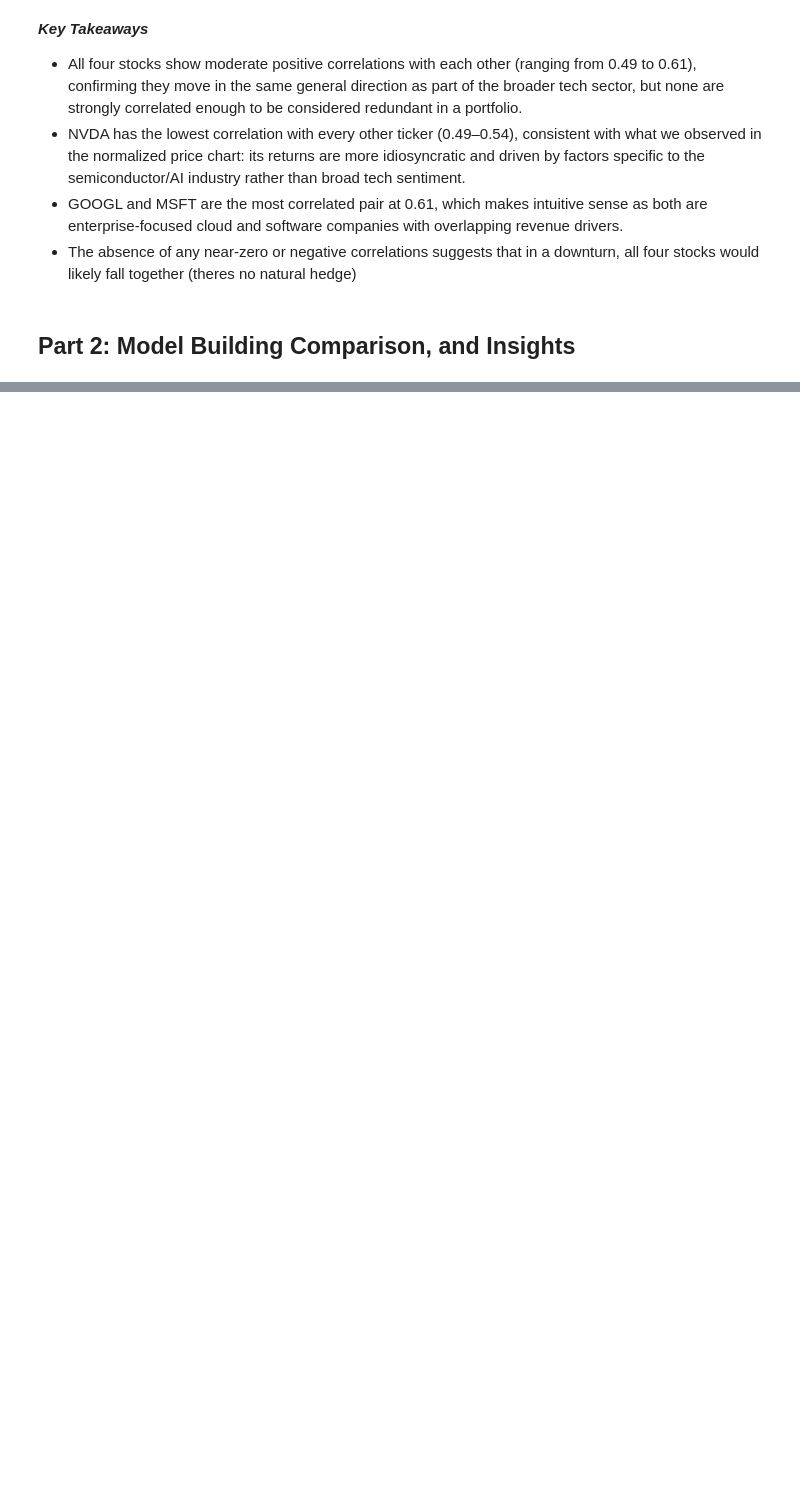
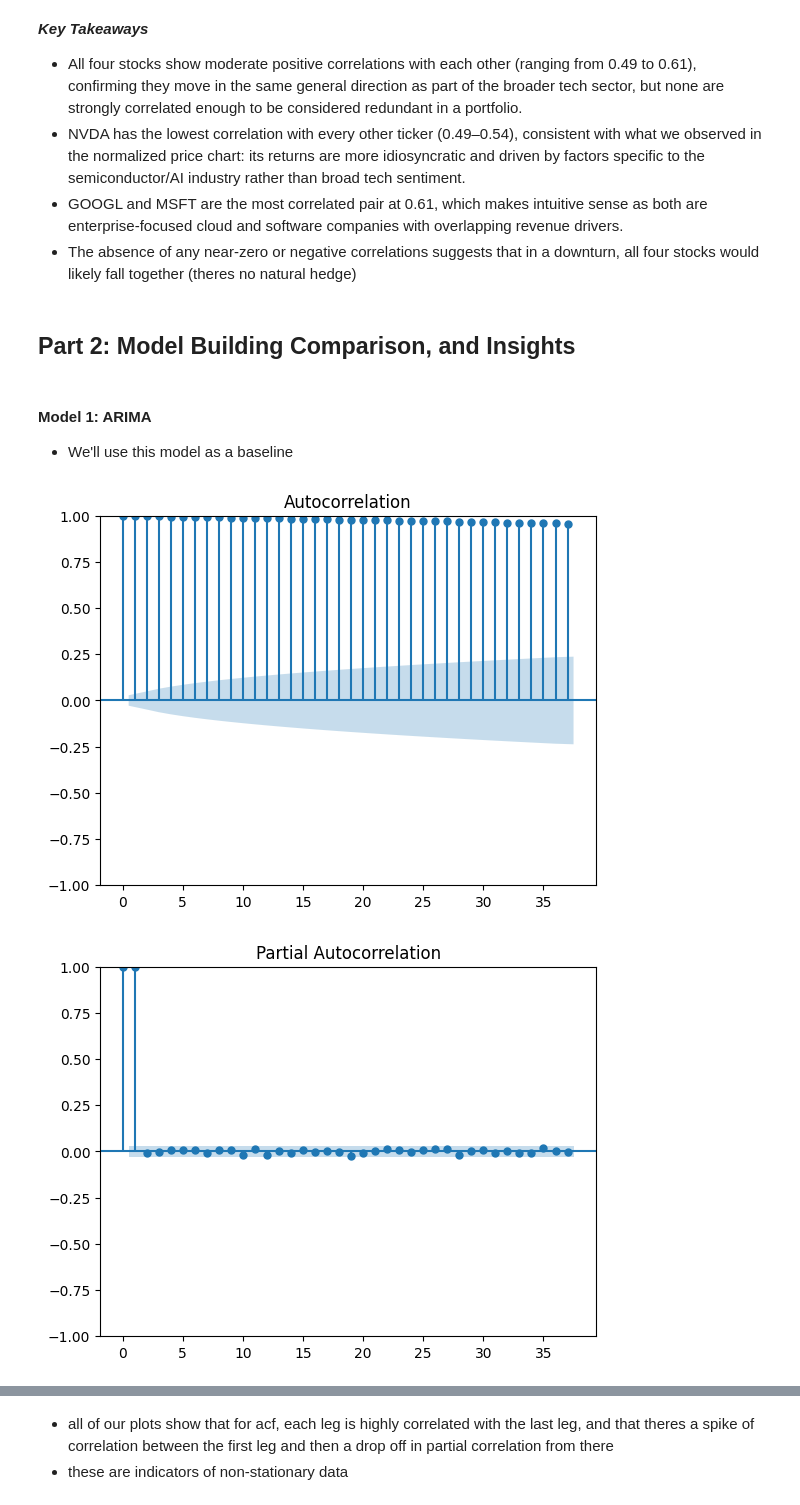
Before and after one commit to tosalam17/Quant-Time-Series-Project, a Jupyter notebook: quant-tsf.ipynb, the cells around one changed output, grey strips where cells are left out. Drawn from its saved outputs; the diff is of its cells as text; code cells hidden in the pictures; blank space fills up the shorter version.

```diff
--- a/quant-tsf.ipynb
+++ b/quant-tsf.ipynb
@@ -312,3 +315,22 @@ from sklearn.metrics import mean_squared_error, mean_absolute_error
 from neuralforecast import NeuralForecast
 from neuralforecast.models import NBEATS, NHITS
 from neuralforecast.losses.pytorch import MAE
+# %% [markdown]
+#### Model 1: ARIMA
+* We'll use this model as a baseline
+# %%
+#step 1: make the Close variable stationary
+
+arima_tsf = tsf_data.copy()
+
+acf_plots = {}
+pacf_plots = {}
+tickers = ['AAPL', 'GOOGL', "MSFT", "NVDA"]
+
+for tick in tickers:
+    series = arima_tsf["Close"][tick]
+    acf_plots[tick] = plot_acf(series)
+    pacf_plots[tick] = plot_pacf(series)
+# %% [output]
+[figure, added]
+[figure, added]
@@ -314,0 +343,3 @@ from neuralforecast.losses.pytorch import MAE
+# %% [markdown]
+* all of our plots show that for acf, each leg is highly correlated with the last leg, and that theres a spike of correlation between the first leg and then a drop off in partial correlation from there
+* these are indicators of non-stationary data
```
Also changed, not shown: parts of 15 cells of this notebook.
